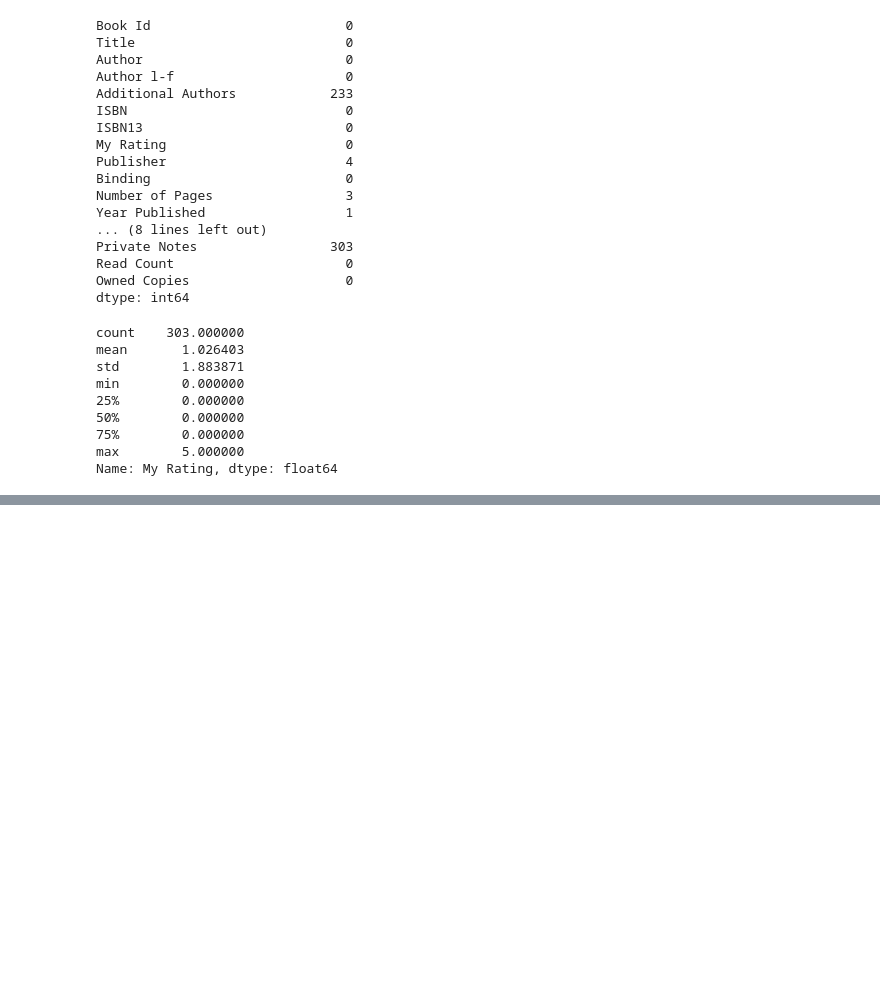
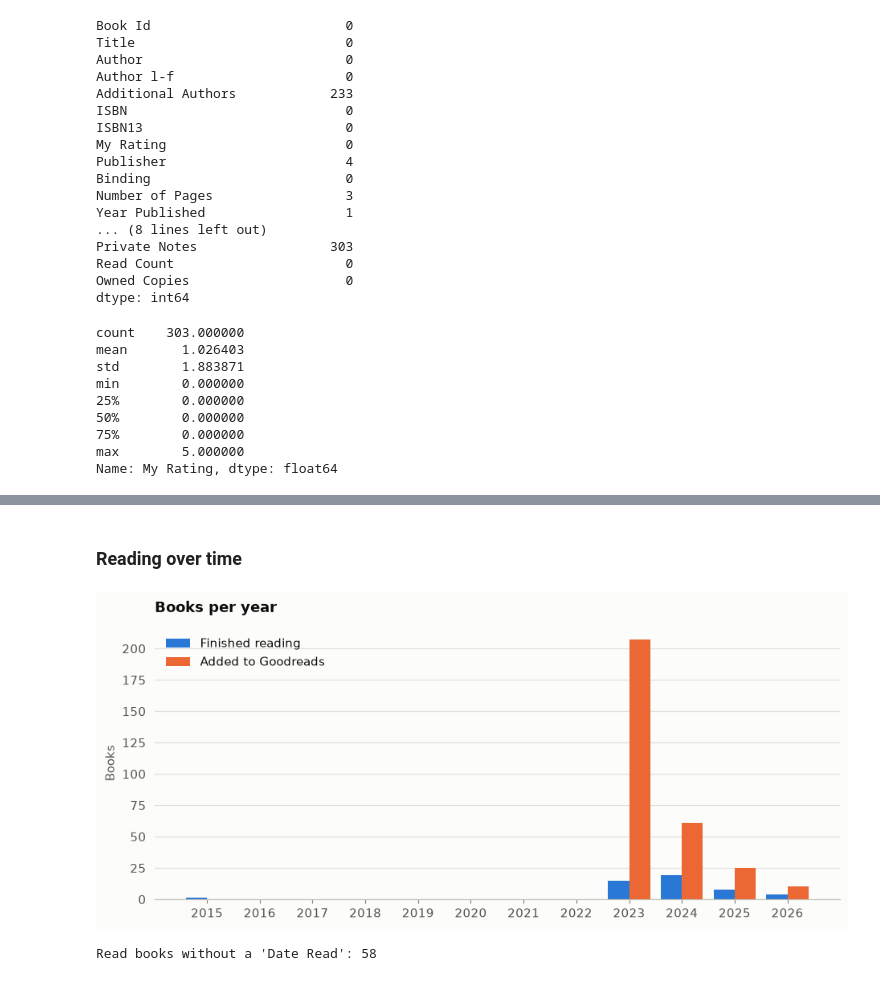
Before and after one commit to mychaelka/book-recommender, a Jupyter notebook: notebooks/my_books.ipynb, the cells around one changed output, grey strips where cells are left out. Drawn from its saved outputs; the diff is of its cells as text; code cells hidden in the pictures; blank space fills up the shorter version.

```diff
--- a/notebooks/my_books.ipynb
+++ b/notebooks/my_books.ipynb
@@ -55,0 +89,23 @@ Name: My Rating, dtype: float64
+# %% [markdown]
+### Reading over time
+# %%
+read_year = pd.to_datetime(read["Date Read"], errors="coerce").dt.year.dropna().astype(int)
+added_year = pd.to_datetime(my_data["Date Added"], errors="coerce").dt.year.dropna().astype(int)
+
+years = range(min(read_year.min(), added_year.min()), max(read_year.max(), added_year.max()) + 1)
+read_counts = read_year.value_counts().reindex(years, fill_value=0)
+added_counts = added_year.value_counts().reindex(years, fill_value=0)
+
+x = np.arange(len(years))
+fig, ax = plt.subplots(figsize=(10, 4))
+ax.bar(x - 0.2, read_counts.values, width=0.4, color=BLUE, label="Finished reading")
+ax.bar(x + 0.2, added_counts.values, width=0.4, color=ORANGE, label="Added to Goodreads")
+ax.set_xticks(x, [str(y) for y in years])
+ax.set(title="Books per year", ylabel="Books")
+ax.legend(loc="upper left")
+plt.show()
+
+print(f"Read books without a 'Date Read': {read['Date Read'].isna().sum()}")
+# %% [output]
+[figure, added]
+Read books without a 'Date Read': 58
```
Also changed, not shown: parts of 11 cells of this notebook, 1 other file.
